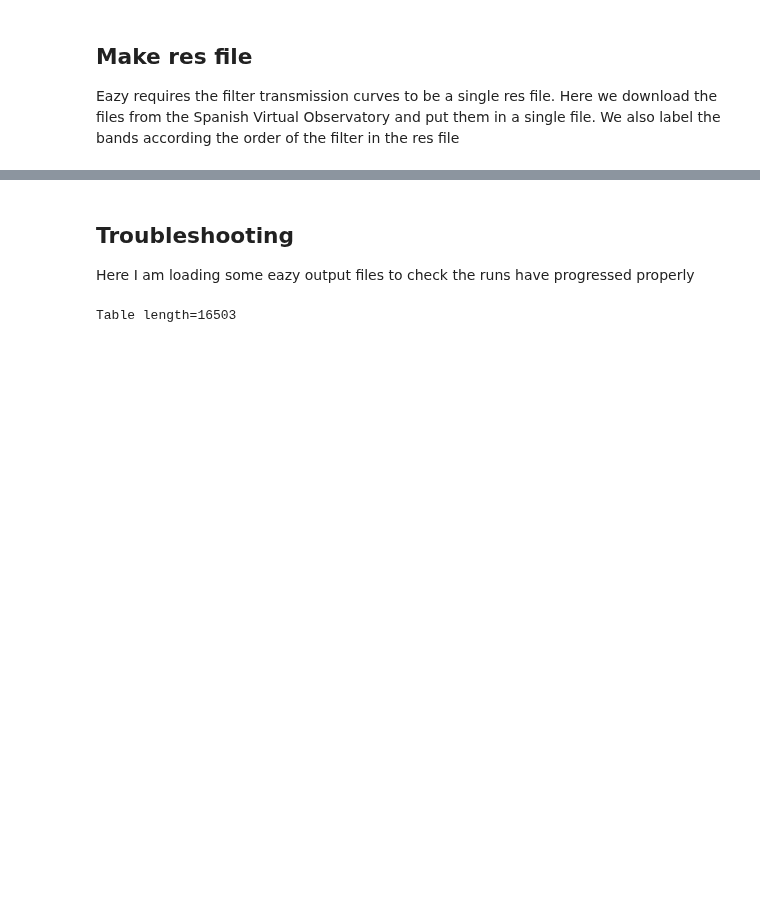
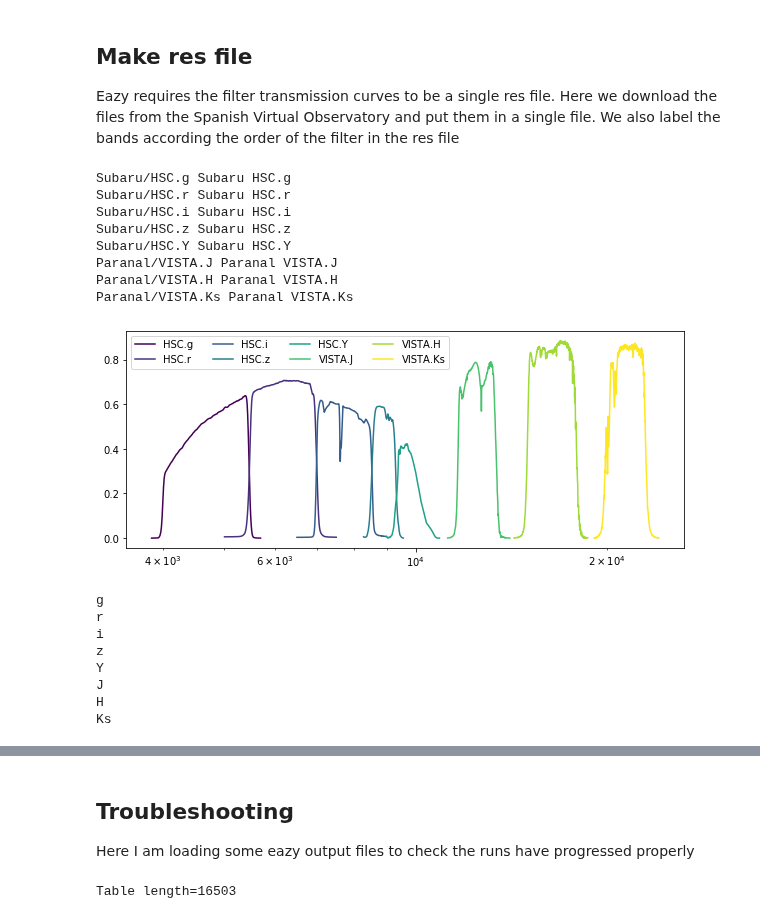
Before and after one commit to lsst-uk/lsst-ir-fusion, a Jupyter notebook: dmu6/dmu6_VIDEO/1_Make_sxds_photoz_input.ipynb, the cells around one changed output, grey strips where cells are left out. Cells and saved outputs as stored; diff of their text form; code cells hidden in the pictures; blank space fills up the shorter version.

```diff
--- a/dmu6/dmu6_VIDEO/1_Make_sxds_photoz_input.ipynb
+++ b/dmu6/dmu6_VIDEO/1_Make_sxds_photoz_input.ipynb
@@ -245,8 +252,8 @@ filter_names = [
     'Subaru/HSC.i',
     'Subaru/HSC.z',
     'Subaru/HSC.Y',
-    'Paranal/VISTA.Z',
-    'Paranal/VISTA.Y',
+   # 'Paranal/VISTA.Z',
+   # 'Paranal/VISTA.Y',
     'Paranal/VISTA.J',
     'Paranal/VISTA.H',
     'Paranal/VISTA.Ks',
@@ -278,32 +285,50 @@ eazy_trnslate='data/testing/eazy/training_subset1_calc_zp.eazy.translate' #Do I
 
 for ifx, filt in enumerate(filter_names):
     tlscp, name = os.path.split(filt)
     band = name.split('.')[-1]
     data = np.loadtxt(f'data/{name}.dat', ndmin=2, skiprows=0)
     name_lower=name.lower().replace('.','_')
     print(band)
 
 
 
 
     combined.write( '{0:>8d} {1:s} 0 0 0 {2}'.format(int(len(data[:,0])), name_lower, '\n'))
     ifx+=1 #Use 1 indexing
     translate.write(f'{name_lower:s}_flux F{ifx:.0f}\n')
     translate.write(f'{name_lower:s}_fluxerr E{ifx:.0f}\n')
 
     nums = range(1,len(data[:,0])+1)
     wave = data[:,0]
     resp = data[:,1]
 
     worder = np.argsort(wave)
     wave = wave[worder]
     resp = resp[worder]
 
     for i in range(len(nums)):
         combined.write('{0:>8d} {1:>10.2f} {2:>12.8g} {3}'.format(int(nums[i]), wave[i], resp[i],'\n'))
 
 combined.close()
 combined_info.close()
 translate.close()
+# %% [output]
+Subaru/HSC.g Subaru HSC.g
+Subaru/HSC.r Subaru HSC.r
+Subaru/HSC.i Subaru HSC.i
+Subaru/HSC.z Subaru HSC.z
+Subaru/HSC.Y Subaru HSC.Y
+Paranal/VISTA.J Paranal VISTA.J
+Paranal/VISTA.H Paranal VISTA.H
+Paranal/VISTA.Ks Paranal VISTA.Ks
+[figure, added]
+g
+r
+i
+z
+Y
+J
+H
+Ks
 # %%
 !ls data
```
Also changed, not shown: parts of 8 cells of this notebook, 24 other files.
